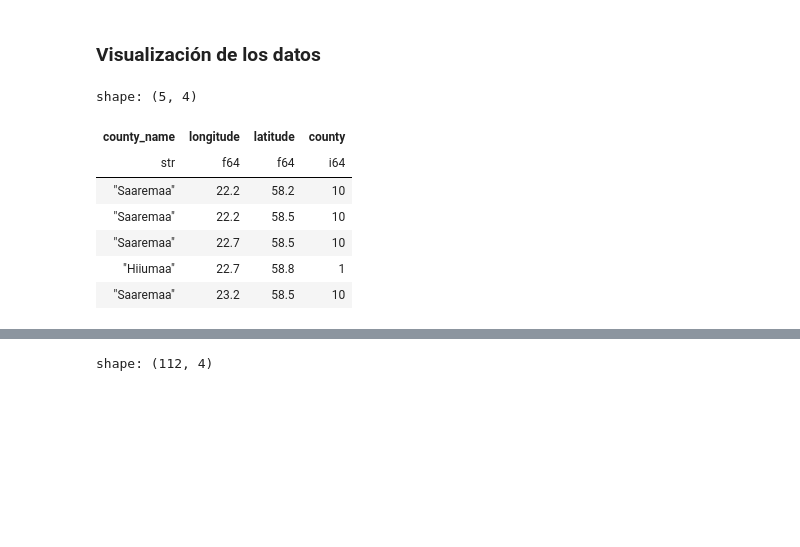
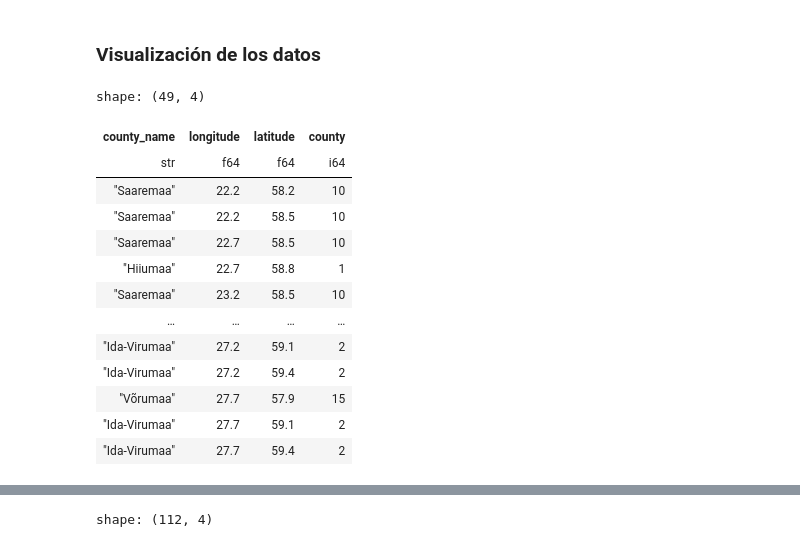
Before and after one commit to pabbuen/TFG-ProduccionElectrica, a Jupyter notebook: codigo/notebooks/preprocessing.ipynb, the cells around one changed output, grey strips where cells are left out. Drawn from its saved outputs; the diff is of its cells as text; code cells hidden in the pictures; blank space fills up the shorter version.

```diff
--- a/codigo/notebooks/preprocessing.ipynb
+++ b/codigo/notebooks/preprocessing.ipynb
@@ -62,13 +62,19 @@ from geopy.geocoders import Nominatim
 # %%
 # Se eliminan las filas con instancias nulas
 weather_station = dfs["weather_station"].drop_nulls()
-weather_station.head()
+weather_station
 # %% [output]
-shape: (5, 4)
+shape: (49, 4)
 | county_name | longitude | latitude | county |
 | str | f64 | f64 | i64 |
 | "Saaremaa" | 22.2 | 58.2 | 10 |
 | "Saaremaa" | 22.2 | 58.5 | 10 |
 | "Saaremaa" | 22.7 | 58.5 | 10 |
 | "Hiiumaa" | 22.7 | 58.8 | 1 |
 | "Saaremaa" | 23.2 | 58.5 | 10 |
+| … | … | … | … |
+| "Ida-Virumaa" | 27.2 | 59.1 | 2 |
+| "Ida-Virumaa" | 27.2 | 59.4 | 2 |
+| "Võrumaa" | 27.7 | 57.9 | 15 |
+| "Ida-Virumaa" | 27.7 | 59.1 | 2 |
+| "Ida-Virumaa" | 27.7 | 59.4 | 2 |
```
Also changed, not shown: parts of 21 cells of this notebook, 3 other files.
